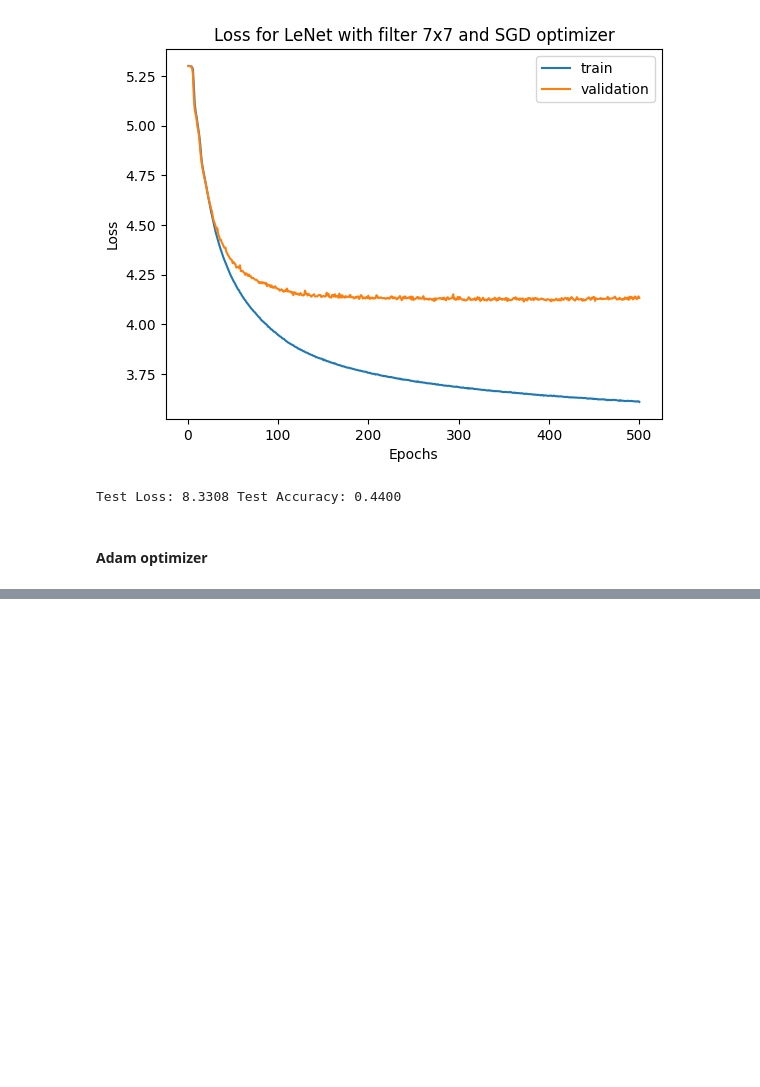
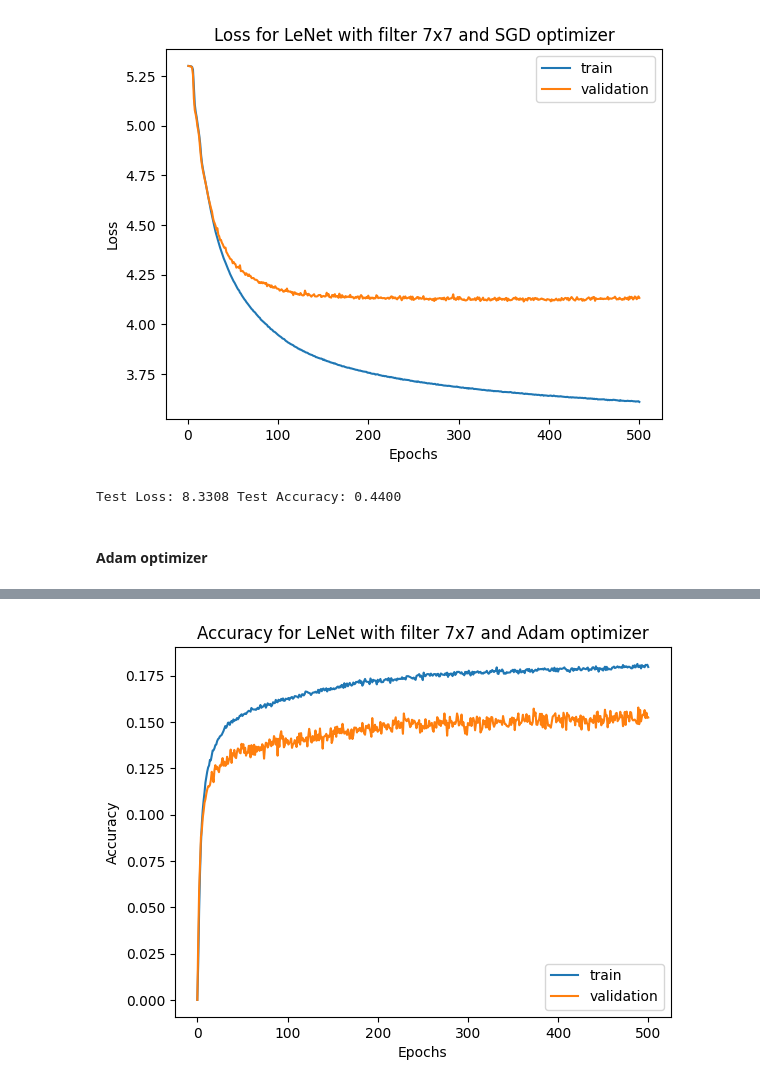
Before and after one commit to MieszkoN/zzsn, a Jupyter notebook: main.ipynb, the cells around one changed output, grey strips where cells are left out. Drawn from its saved outputs; the diff is of its cells as text; code cells hidden in the pictures; blank space fills up the shorter version.

```diff
--- a/main.ipynb
+++ b/main.ipynb
@@ -398,6 +398,8 @@ Test Loss: 8.3308 Test Accuracy: 0.4400
 #### Adam optimizer
 # %%
 model_lenet_filter7_adam = LeNet(7, 144).to(device)
-optimizer_lenet_filter7 = generateAdamOptimizer(model_lenet_filter7_adam)
+optimizer_lenet_filter7_adam = generateAdamOptimizer(model_lenet_filter7_adam)
 # %%
-model_lenet_filter7_adam = train_model(model_lenet_filter7_adam, dataloaders_lenet, dataset_sizes_lenet, criterion, optimizer_lenet_filter7, 1)
+model_lenet_filter7_adam , train_losses_lenet_filter7_adam, train_accuracies_lenet_filter7_adam, validation_losses_lenet_filter7_adam, validation_accuracies_lenet_filter7_adam = train_model(
+    model_lenet_filter7_adam, dataloaders_lenet, dataset_sizes_lenet, criterion, optimizer_lenet_filter7_adam, epochs_lenet
+)
@@ -403,0 +424,4 @@ model_lenet_filter7_adam = train_model(model_lenet_filter7_adam, dataloaders_len
+# %%
+draw_figure(epochs_lenet+1, train_accuracies_lenet_filter7_adam, validation_accuracies_lenet_filter7_adam, 'Accuracy for LeNet with filter 7x7 and Adam optimizer', 'Accuracy', 0)
+# %% [output]
+[figure, added]
```
Also changed, not shown: parts of 4 cells of this notebook.
